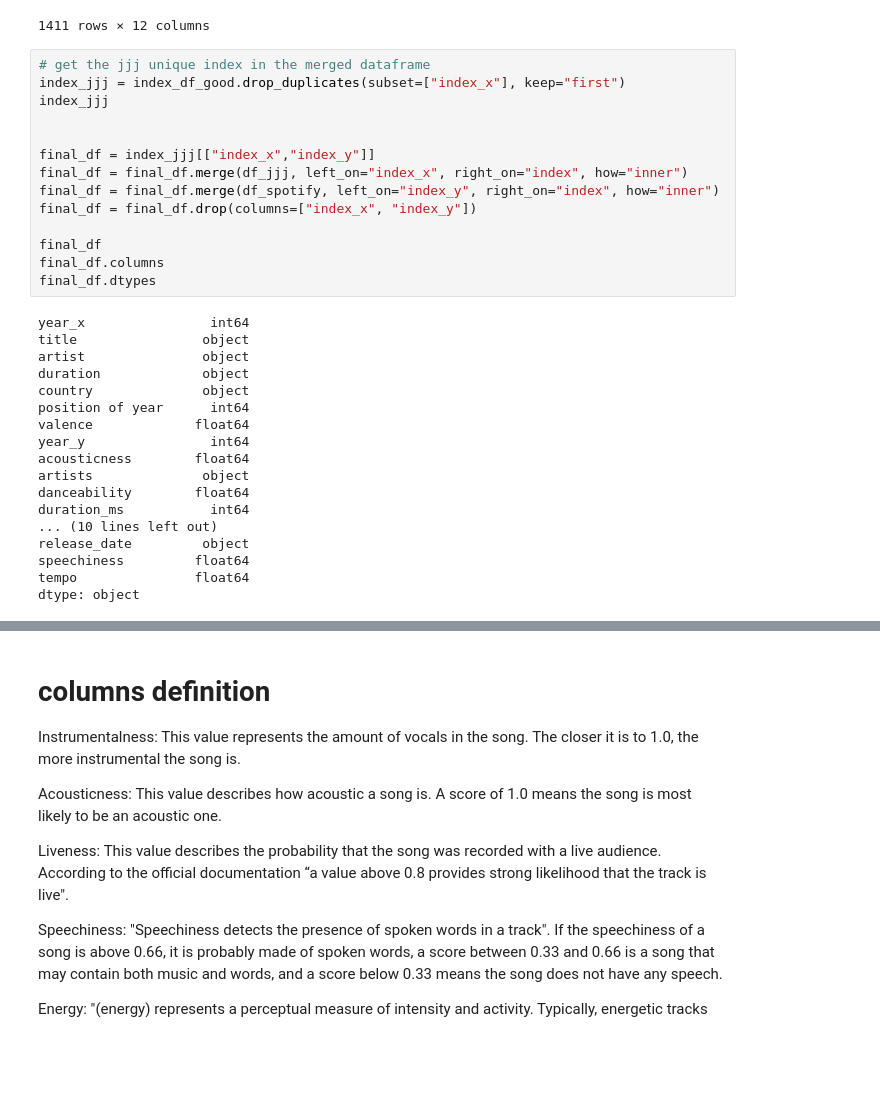
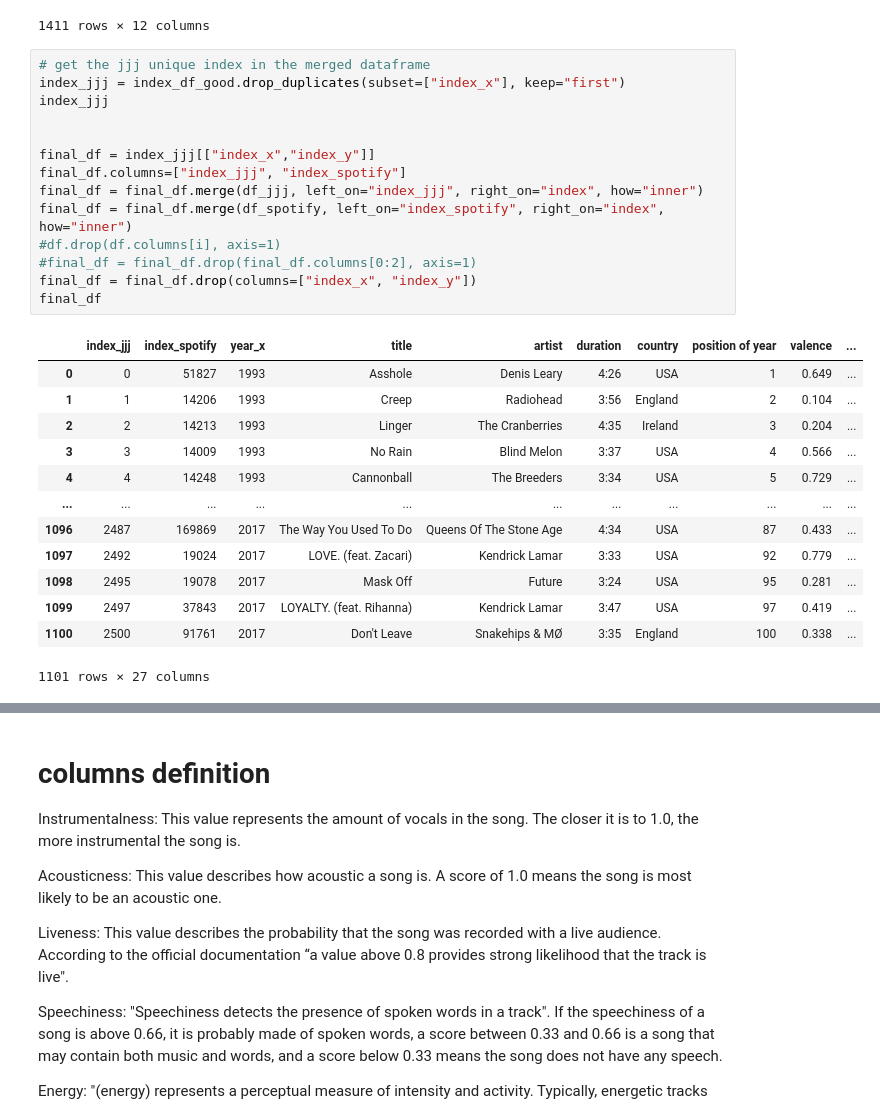
Before and after one commit to relaernu/project_1, a Jupyter notebook: Notebooks/some_analysed.ipynb, the cells around one changed output, grey strips where cells are left out. Cells and saved outputs as stored; diff of their text form; blank space fills up the shorter version.

```diff
--- a/Notebooks/some_analysed.ipynb
+++ b/Notebooks/some_analysed.ipynb
@@ -138,32 +138,28 @@ index_df_good
 # %%
 # get the jjj unique index in the merged dataframe
 index_jjj = index_df_good.drop_duplicates(subset=["index_x"], keep="first")
 index_jjj
 
 
 final_df = index_jjj[["index_x","index_y"]]
-final_df = final_df.merge(df_jjj, left_on="index_x", right_on="index", how="inner")
-final_df = final_df.merge(df_spotify, left_on="index_y", right_on="index", how="inner")
+final_df.columns=["index_jjj", "index_spotify"]
+final_df = final_df.merge(df_jjj, left_on="index_jjj", right_on="index", how="inner")
+final_df = final_df.merge(df_spotify, left_on="index_spotify", right_on="index", how="inner")
+#df.drop(df.columns[i], axis=1)
+#final_df = final_df.drop(final_df.columns[0:2], axis=1)
 final_df = final_df.drop(columns=["index_x", "index_y"])
-
 final_df
-final_df.columns
-final_df.dtypes
 # %% [output]
+|  | index_jjj | index_spotify | year_x | title | artist | duration | country | position of year | valence | ... |
+| 0 | 0 | 51827 | 1993 | Asshole | Denis Leary | 4:26 | USA | 1 | 0.649 | ... |
+| 1 | 1 | 14206 | 1993 | Creep | Radiohead | 3:56 | England | 2 | 0.104 | ... |
+| 2 | 2 | 14213 | 1993 | Linger | The Cranberries | 4:35 | Ireland | 3 | 0.204 | ... |
+| 3 | 3 | 14009 | 1993 | No Rain | Blind Melon | 3:37 | USA | 4 | 0.566 | ... |
+| 4 | 4 | 14248 | 1993 | Cannonball | The Breeders | 3:34 | USA | 5 | 0.729 | ... |
+| ... | ... | ... | ... | ... | ... | ... | ... | ... | ... | ... |
+| 1096 | 2487 | 169869 | 2017 | The Way You Used To Do | Queens Of The Stone Age | 4:34 | USA | 87 | 0.433 | ... |
+| 1097 | 2492 | 19024 | 2017 | LOVE. (feat. Zacari) | Kendrick Lamar | 3:33 | USA | 92 | 0.779 | ... |
+| 1098 | 2495 | 19078 | 2017 | Mask Off | Future | 3:24 | USA | 95 | 0.281 | ... |
+| 1099 | 2497 | 37843 | 2017 | LOYALTY. (feat. Rihanna) | Kendrick Lamar | 3:47 | USA | 97 | 0.419 | ... |
+| 1100 | 2500 | 91761 | 2017 | Don't Leave | Snakehips & MØ | 3:35 | England | 100 | 0.338 | ... |
-year_x                int64
-title                object
-artist               object
-duration             object
-country              object
-position of year      int64
-valence             float64
-year_y                int64
-acousticness        float64
-artists              object
-danceability        float64
-duration_ms           int64
-... (10 lines left out)
-release_date         object
-speechiness         float64
-tempo               float64
-dtype: object
+1101 rows × 27 columns
```
Also changed, not shown: parts of 5 cells of this notebook.
